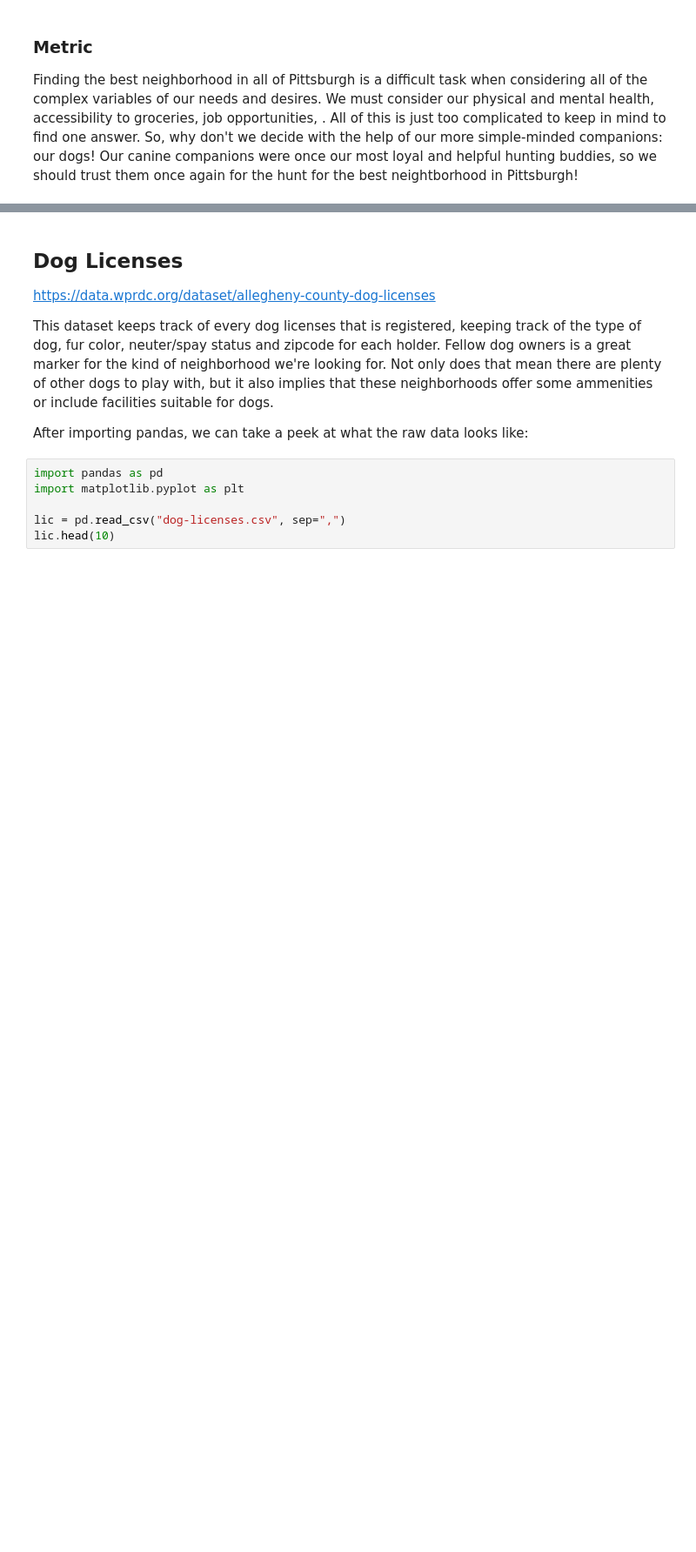
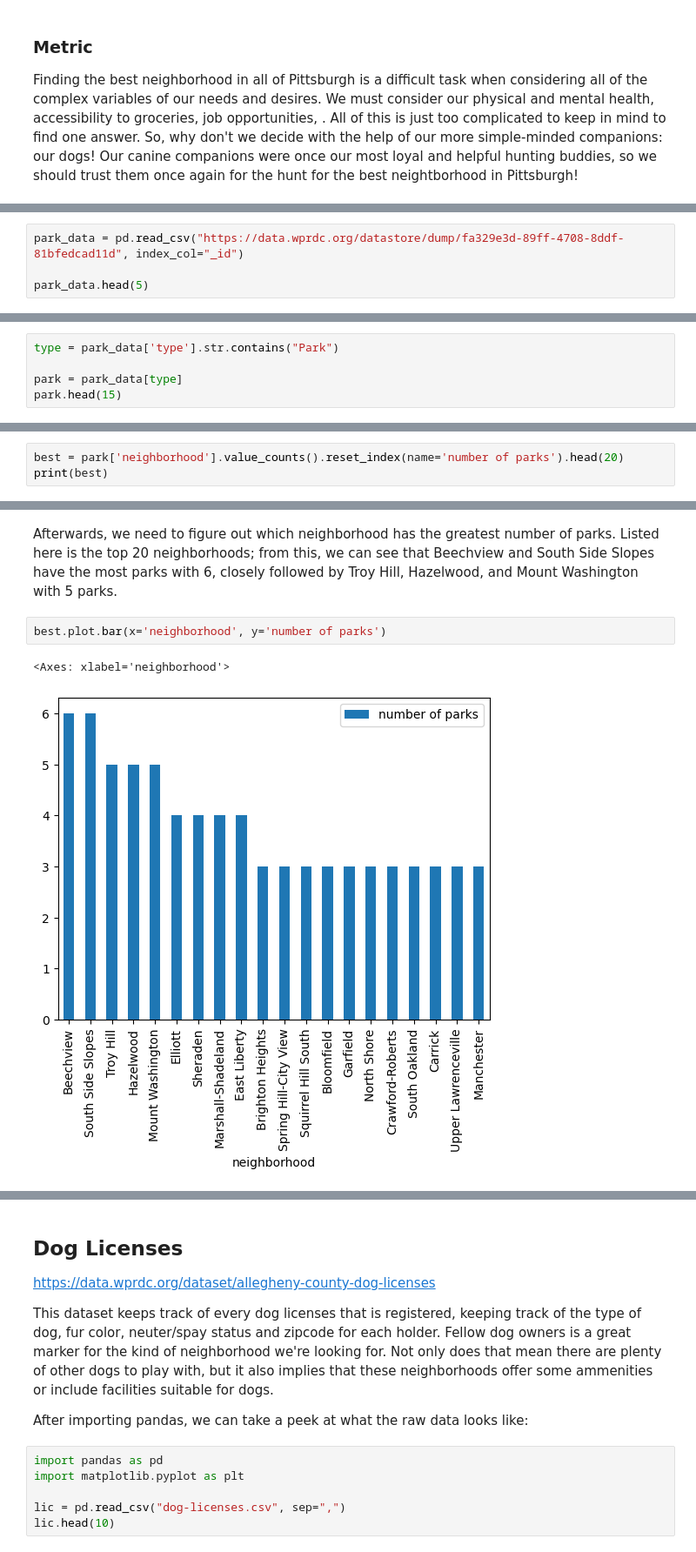
Before and after one commit to amhillwig/Big-Ideas-Final-Project, a Jupyter notebook: Best-Neighborhood.ipynb, the cells around one changed output, grey strips where cells are left out. Shown at 87% size. Cells and saved outputs as stored; diff of their text form; blank space fills up the shorter version.

```diff
--- a/Best-Neighborhood.ipynb
+++ b/Best-Neighborhood.ipynb
@@ -13,0 +26,4 @@ Our canine companions were once our most loyal and helpful hunting buddies, so w
+# %%
+park_data = pd.read_csv("https://data.wprdc.org/datastore/dump/fa329e3d-89ff-4708-8ddf-81bfedcad11d", index_col="_id")
+
+park_data.head(5)
@@ -13,0 +40,5 @@ Our canine companions were once our most loyal and helpful hunting buddies, so w
+# %%
+type = park_data['type'].str.contains("Park")
+
+park = park_data[type]
+park.head(15)
@@ -13,0 +65,3 @@ Our canine companions were once our most loyal and helpful hunting buddies, so w
+# %%
+best = park['neighborhood'].value_counts().reset_index(name='number of parks').head(20)
+print(best)
@@ -13,0 +86,7 @@ Our canine companions were once our most loyal and helpful hunting buddies, so w
+# %% [markdown]
+Afterwards, we need to figure out which neighborhood has the greatest number of parks. Listed here is the top 20 neighborhoods; from this, we can see that Beechview and South Side Slopes have the most parks with 6, closely followed by Troy Hill, Hazelwood, and Mount Washington with 5 parks.
+# %%
+best.plot.bar(x='neighborhood', y='number of parks')
+# %% [output]
+<Axes: xlabel='neighborhood'>
+[figure, added]
```
Also changed, not shown: parts of 19 cells of this notebook.
